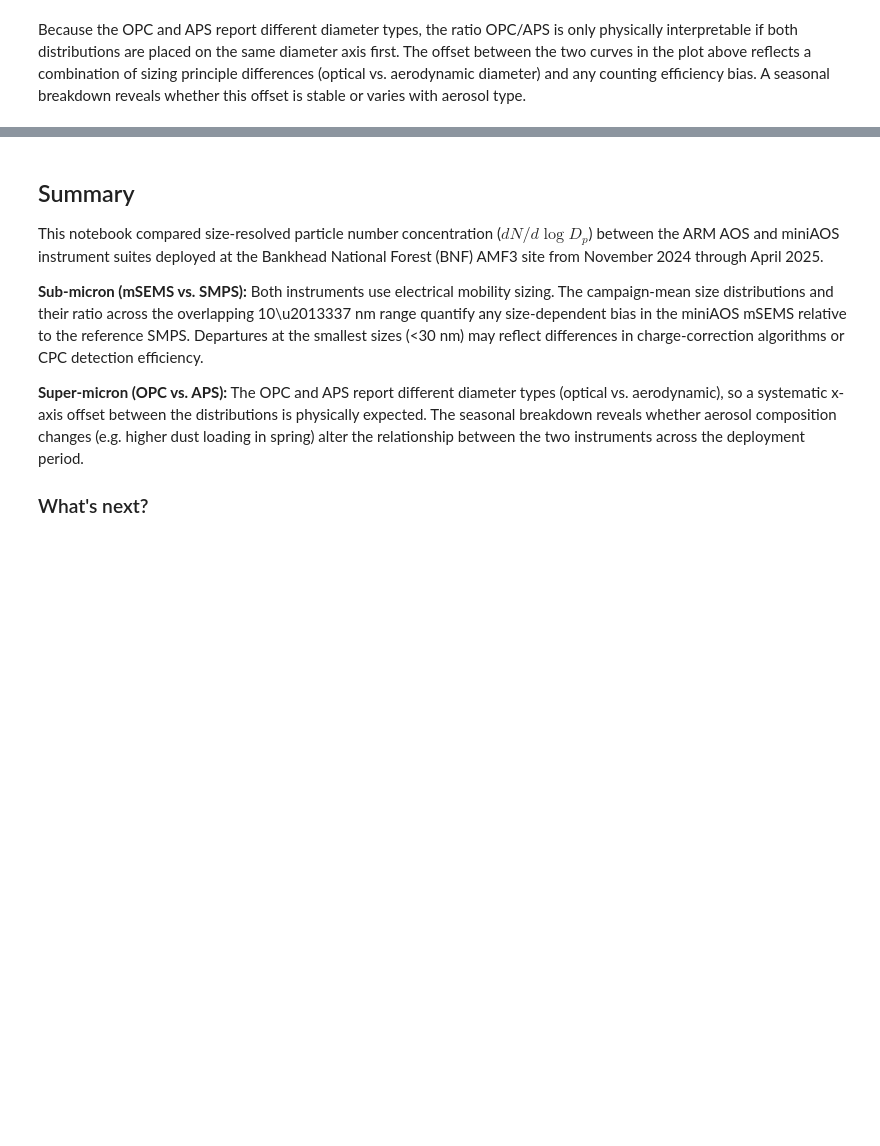
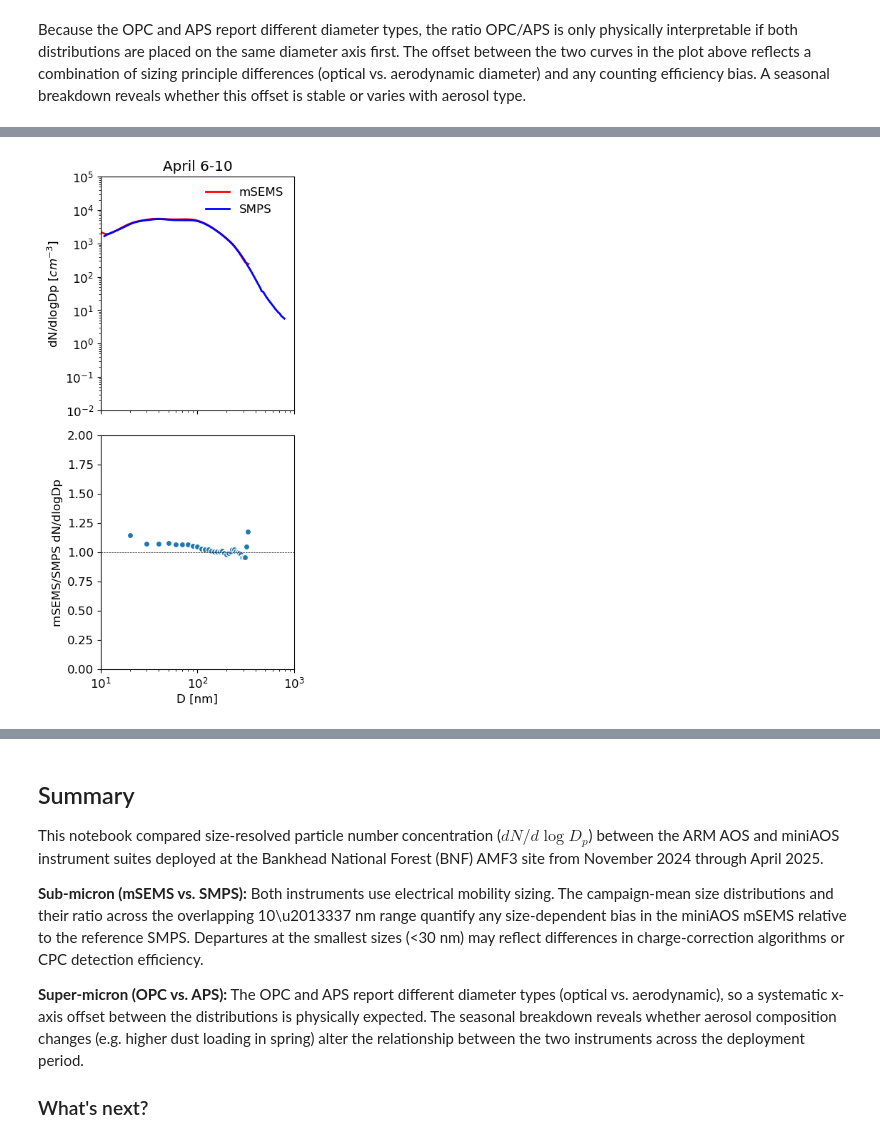
Before and after one commit to ARM-Development/bnf-aos-bias-characterization, a Jupyter notebook: notebooks/bnf-aos-miniaos-size-distribution.ipynb, the cells around one changed output, grey strips where cells are left out. Drawn from its saved outputs; the diff is of its cells as text; code cells hidden in the pictures; blank space fills up the shorter version.

```diff
--- a/notebooks/bnf-aos-miniaos-size-distribution.ipynb
+++ b/notebooks/bnf-aos-miniaos-size-distribution.ipynb
@@ -373,7 +391,7 @@ aossmps_dN = xr.Dataset({'dN_dlogDp': (["time", "diameter_mobility"], aossmps_dN
                          "diameter_mobility": bins})
 # %%
 miniaosmsems_dN["dN_dlogDp"] = miniaosmsems_dN["dN_dlogDp"].where(msems_mask)
-aossmps_dN["dN_dlogDp"] = aossmps_dN["dN_dlogDp"].where(msems_mask)
+aossmps_dN["dN_dlogDp"] = aossmps_dN["dN_dlogDp"].where(smps_mask)
 # %% [markdown]
 ## Weekly SD plots
 * 1 week contour plot of SMPS and mSEMS
@@ -626,0 +743,7 @@ plot_seasonal_size_dist(
+# %%
+aosaps_dN_aligned = xr.open_dataset('bnfaosaps_qc_sd.nc')
+aossmps_dN_aligned = xr.open_dataset('bnfaossmps_qc_sd.nc')
+miniaosmsems_dN_aligned = xr.open_dataset('bnfminiaosmsems_qc_sd.nc')
+# %%
+miniaosmsems_dN_aligned["dN_dlogDp"]
+miniaosmsems_dN_aligned = miniaosmsems_dN_aligned.set_coords(["time", "diameter_mobility"])
@@ -626,0 +925,3 @@ plot_seasonal_size_dist(
+# %%
+start_time = '2026-04-06T00:00:00'
+end_time = '2026-04-11T00:00:00'
@@ -626,0 +1018,28 @@ plot_seasonal_size_dist(
+# %%
+fig, ax = plt.subplots(2, 1, figsize=(4, 8), sharex=True)
+x = miniaosmsems_dN_aligned["dN_dlogDp"].sel(time=slice(start_time, end_time)).mean(dim="time")
+x = x.where(x > 0)
+ax[0].plot(miniaosmsems_dN_aligned["diameter_mobility"].isel(time=0),
+        x.values, label='mSEMS', color='r', linewidth=2, )
+x = aossmps_dN_aligned["dN_dlogDp"].sel(time=slice(start_time, end_time)).mean(dim="time")
+x = x.where(x > 0)
+x.plot(ax=ax[0], label='SMPS', color='b', linewidth=2)
+plt.rcParams.update({'font.size': 12})
+ratio = miniaosmsems_dN["dN_dlogDp"].sel(time=slice(start_time, end_time)) / aossmps_dN["dN_dlogDp"].sel(time=slice(start_time, end_time))
+ratio.where(np.isfinite(ratio)).mean(dim="time").plot.scatter(ax=ax[1])
+ax[0].set_ylim([1e-2, 1e5])
+ax[0].set_yscale('log')
+ax[0].set_xlabel('')
+ax[1].set_xlabel('D [nm]')
+ax[0].legend(frameon=False)
+ax[0].set_xscale('log')
+ax[0].set_xlim([10, 1000])
+ax[1].set_xlim([10, 1000])
+ax[1].set_ylim([0, 2])
+ax[1].plot([1e1, 1e3], [1, 1], color='k', linewidth=0.5, linestyle='--')
+ax[1].set_ylabel('mSEMS/SMPS dN/dlogDp')
+ax[0].set_ylabel('dN/dlogDp [$cm^{-3}$]')
+ax[0].set_title(f"April 6-10")
+fig.tight_layout()
+# %% [output]
+[figure, added]
```
Also changed, not shown: parts of 28 cells of this notebook, 1 other file.
